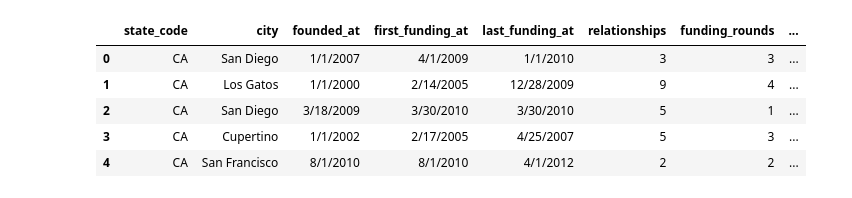
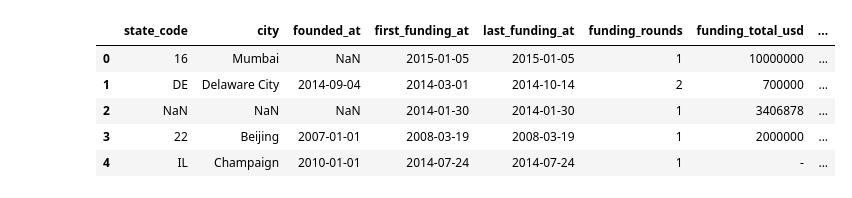
Before and after one commit to MarcLlopart/VC-Investments-Analysis, a Jupyter notebook: 6_classifier.ipynb, the cells around one changed output. Cells and saved outputs as stored; diff of their text form; code cells hidden in the pictures.

```diff
--- a/6_classifier.ipynb
+++ b/6_classifier.ipynb
@@ -17,8 +17,8 @@ from sklearn.model_selection import RandomizedSearchCV
 import warnings
 warnings.filterwarnings('ignore')
 # %%
-test_data = pd.read_csv('data/dataset4.csv')
-train_data = pd.read_csv('data/dataset3.csv')
+train_data = pd.read_csv('data/dataset4.csv')
+test_data = pd.read_csv('data/dataset3.csv')
 # %%
 train_data.columns
 # %% [output]
@@ -37,16 +29,16 @@ Index(['Unnamed: 0', 'state_code', 'latitude', 'longitude', 'zip_code', 'id',
       dtype='object')
 # %%
 selected_columns = ['state_code', 'city', 'founded_at',
-                    'first_funding_at', 'last_funding_at', 'relationships',
-                    'funding_rounds', 'funding_total_usd', 'milestones',
-                    'category_code', 'status', 'labels']
+                    'first_funding_at', 'last_funding_at',
+                    'funding_rounds', 'funding_total_usd',
+                    'category_list', 'status']
 
 train_data = train_data[selected_columns]
 train_data.head()
 # %% [output]
-|  | state_code | city | founded_at | first_funding_at | last_funding_at | relationships | funding_rounds | ... |
-| 0 | CA | San Diego | 1/1/2007 | 4/1/2009 | 1/1/2010 | 3 | 3 | ... |
-| 1 | CA | Los Gatos | 1/1/2000 | 2/14/2005 | 12/28/2009 | 9 | 4 | ... |
-| 2 | CA | San Diego | 3/18/2009 | 3/30/2010 | 3/30/2010 | 5 | 1 | ... |
-| 3 | CA | Cupertino | 1/1/2002 | 2/17/2005 | 4/25/2007 | 5 | 3 | ... |
-| 4 | CA | San Francisco | 8/1/2010 | 8/1/2010 | 4/1/2012 | 2 | 2 | ... |
+|  | state_code | city | founded_at | first_funding_at | last_funding_at | funding_rounds | funding_total_usd | ... |
+| 0 | 16 | Mumbai | NaN | 2015-01-05 | 2015-01-05 | 1 | 10000000 | ... |
+| 1 | DE | Delaware City | 2014-09-04 | 2014-03-01 | 2014-10-14 | 2 | 700000 | ... |
+| 2 | NaN | NaN | NaN | 2014-01-30 | 2014-01-30 | 1 | 3406878 | ... |
+| 3 | 22 | Beijing | 2007-01-01 | 2008-03-19 | 2008-03-19 | 1 | 2000000 | ... |
+| 4 | IL | Champaign | 2010-01-01 | 2014-07-24 | 2014-07-24 | 1 | - | ... |
```
Also changed, not shown: parts of 23 cells of this notebook, 6 other files.
